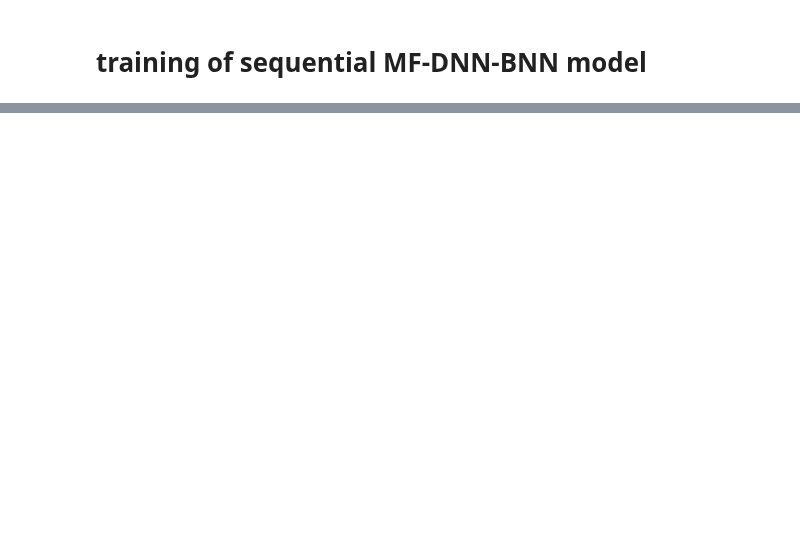
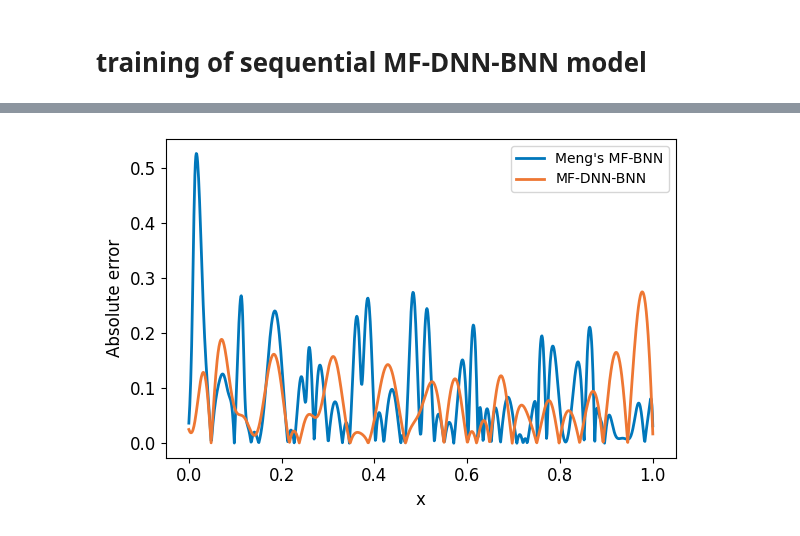
Before and after one commit to bessagroup/mfbml, a Jupyter notebook: studies/Illustrative_examples/MF_DNN_BNN/mf_dnn_bnn_showcase.ipynb, the cells around one changed output, grey strips where cells are left out. Drawn from its saved outputs; the diff is of its cells as text; code cells hidden in the pictures; blank space fills up the shorter version.

```diff
--- a/studies/Illustrative_examples/MF_DNN_BNN/mf_dnn_bnn_showcase.ipynb
+++ b/studies/Illustrative_examples/MF_DNN_BNN/mf_dnn_bnn_showcase.ipynb
@@ -489,0 +526,31 @@ plt.show()
+# %%
+# error plot
+fig, ax = plt.subplots(1, figsize=(6, 4))
+# plot for sequential mf-bnn
+ax.plot(
+    test_samples.numpy(),
+    np.abs(test_hf_responses_noiseless.numpy() - sequential_bnn_y),
+    "-",
+    color="#0077BB",
+    linewidth=2,
+    label="Meng's MF-BNN",
+)
+ax.plot(
+    test_samples.numpy(),
+    np.abs(test_hf_responses_noiseless.numpy() - y_proposed),
+    "-",
+    color="#EE7733",
+    linewidth=2,
+    label="MF-DNN-BNN",
+)
+ax.set_xlabel("x", fontsize=font_size)
+ax.set_ylabel("Absolute error", fontsize=font_size)
+ax.tick_params(labelsize=font_size)
+ax.legend()
+plt.tight_layout()
+plt.savefig("mf_dnn_bnn_known_noise_error.pdf", dpi=300, bbox_inches="tight")
+plt.savefig("mf_dnn_bnn_known_noise_error.png", dpi=300, bbox_inches="tight")
+plt.savefig("mf_dnn_bnn_known_noise_error.svg", dpi=300, bbox_inches="tight")
+plt.show()
+# %% [output]
+[figure, added]
```
Also changed, not shown: parts of 10 cells of this notebook, 9 other files.
